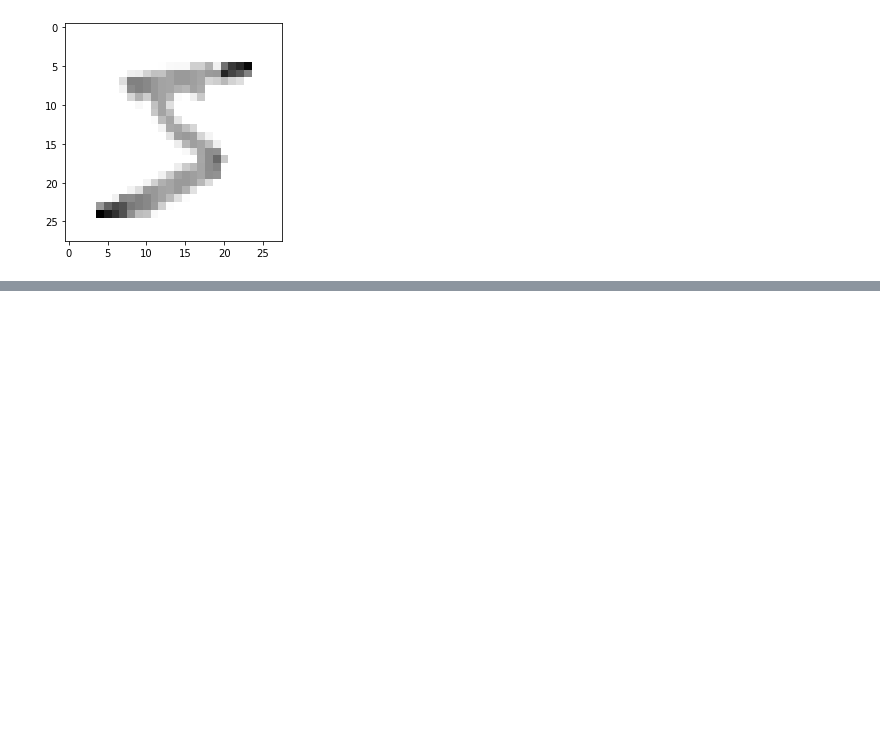
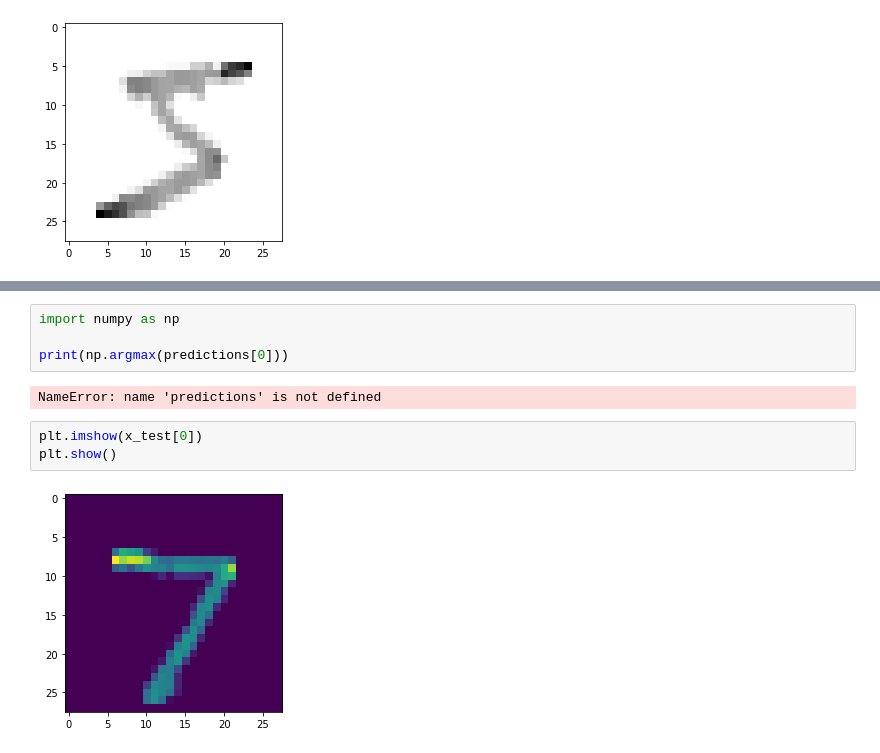
Before and after one commit to DGKSK8LIFE/Apples-and-Oranges, a Jupyter notebook: main.ipynb, the cells around one changed output, grey strips where cells are left out. Drawn from its saved outputs; the diff is of its cells as text; blank space fills up the shorter version.

```diff
--- a/main.ipynb
+++ b/main.ipynb
@@ -16,0 +57,11 @@ plt.show()
+# %%
+import numpy as np
+
+print(np.argmax(predictions[0]))
+# %% [output]
+NameError: name 'predictions' is not defined
+# %%
+plt.imshow(x_test[0])
+plt.show()
+# %% [output]
+[figure, added]
```
Also changed, not shown: parts of 5 cells of this notebook, 3 other files.
